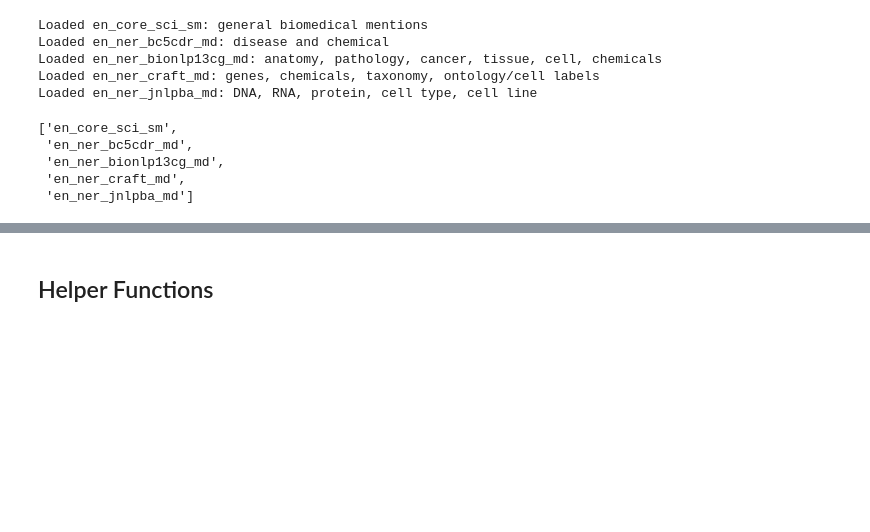
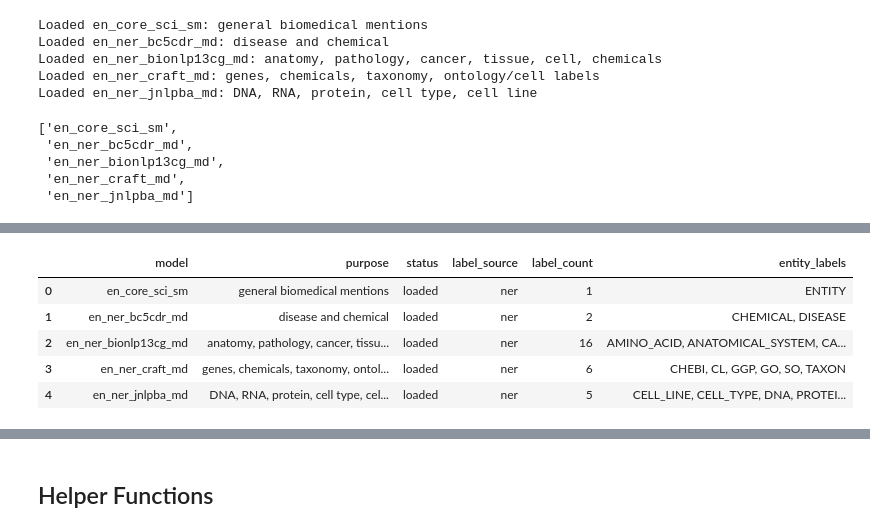
Before and after one commit to Dhanvarshinii/Deep-learning-Lab, a Jupyter notebook: models/scispacy_and_regex/scispacy_multi_model_regex_ner.ipynb, the cells around one changed output, grey strips where cells are left out. Drawn from its saved outputs; the diff is of its cells as text; code cells hidden in the pictures; blank space fills up the shorter version.

```diff
--- a/models/scispacy_and_regex/scispacy_multi_model_regex_ner.ipynb
+++ b/models/scispacy_and_regex/scispacy_multi_model_regex_ner.ipynb
@@ -47,7 +47,8 @@ import pandas as pd
 import scispacy
 import spacy
 
-pd.set_option("display.max_colwidth", 160)
+pd.set_option("display.max_colwidth", None)
+pd.set_option("display.max_columns", None)
 
 MODEL_INSTALL_URLS = {
     "en_core_sci_sm": "https://s3-us-west-2.amazonaws.com/ai2-s2-scispacy/releases/v0.5.4/en_core_sci_sm-0.5.4.tar.gz",
@@ -118,0 +124,61 @@ Loaded en_ner_jnlpba_md: DNA, RNA, protein, cell type, cell line
+# %%
+def get_entity_labels(nlp: spacy.language.Language) -> tuple[list[str], str]:
+    labels_by_pipe = {}
+
+    for pipe_name in nlp.pipe_names:
+        pipe = nlp.get_pipe(pipe_name)
+        labels = sorted(getattr(pipe, "labels", []) or [])
+        if labels:
+            labels_by_pipe[pipe_name] = labels
+
+    if "ner" in labels_by_pipe:
+        return labels_by_pipe["ner"], "ner"
+
+    if labels_by_pipe:
+        combined_labels = sorted({label for labels in labels_by_pipe.values() for label in labels})
+        return combined_labels, ", ".join(labels_by_pipe)
+
+    return [], "none"
+
+
+label_rows = []
+
+for spec in SCISPACY_MODEL_SPECS:
+    model_name = spec["name"]
+    nlp = loaded_models.get(model_name)
+
+    if nlp is None:
+        label_rows.append(
+            {
+                "model": model_name,
+                "purpose": spec["purpose"],
+                "status": "missing",
+                "label_source": "none",
+                "label_count": 0,
+                "entity_labels": "",
+            }
+        )
+        continue
+
+    labels, label_source = get_entity_labels(nlp)
+    label_rows.append(
+        {
+            "model": model_name,
+            "purpose": spec["purpose"],
+            "status": "loaded",
+            "label_source": label_source,
+            "label_count": len(labels),
+            "entity_labels": ", ".join(labels),
+        }
+    )
+
+
+scispacy_label_inventory = pd.DataFrame(label_rows)
+scispacy_label_inventory
+# %% [output]
+|  | model | purpose | status | label_source | label_count | entity_labels |
+| 0 | en_core_sci_sm | general biomedical mentions | loaded | ner | 1 | ENTITY |
+| 1 | en_ner_bc5cdr_md | disease and chemical | loaded | ner | 2 | CHEMICAL, DISEASE |
+| 2 | en_ner_bionlp13cg_md | anatomy, pathology, cancer, tissu... | loaded | ner | 16 | AMINO_ACID, ANATOMICAL_SYSTEM, CA... |
+| 3 | en_ner_craft_md | genes, chemicals, taxonomy, ontol... | loaded | ner | 6 | CHEBI, CL, GGP, GO, SO, TAXON |
+| 4 | en_ner_jnlpba_md | DNA, RNA, protein, cell type, cel... | loaded | ner | 5 | CELL_LINE, CELL_TYPE, DNA, PROTEI... |
```
Also changed, not shown: parts of 4 cells of this notebook, 3 other files.
